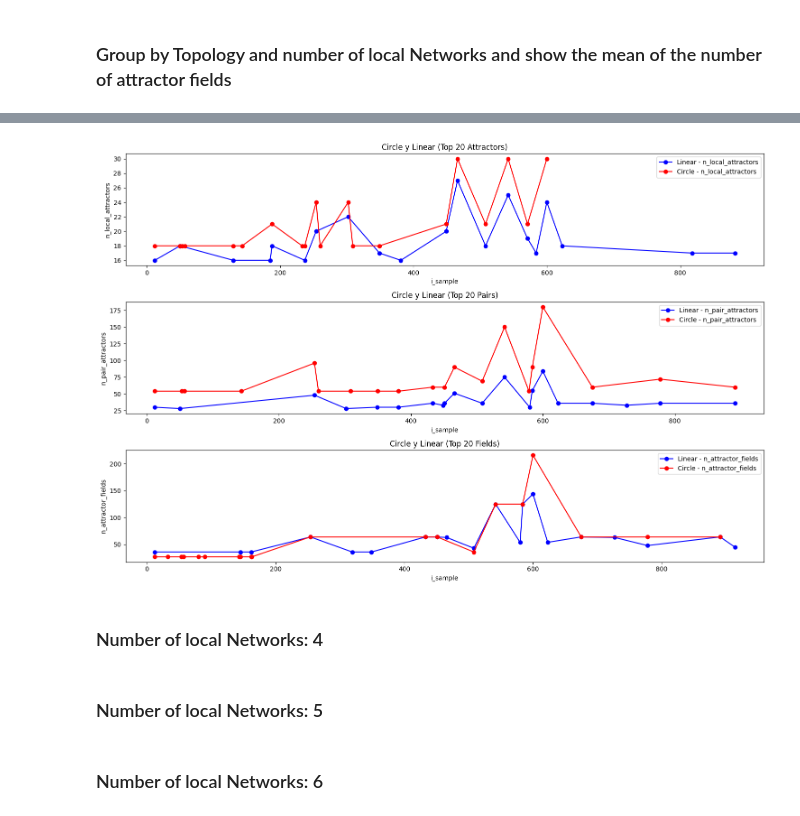
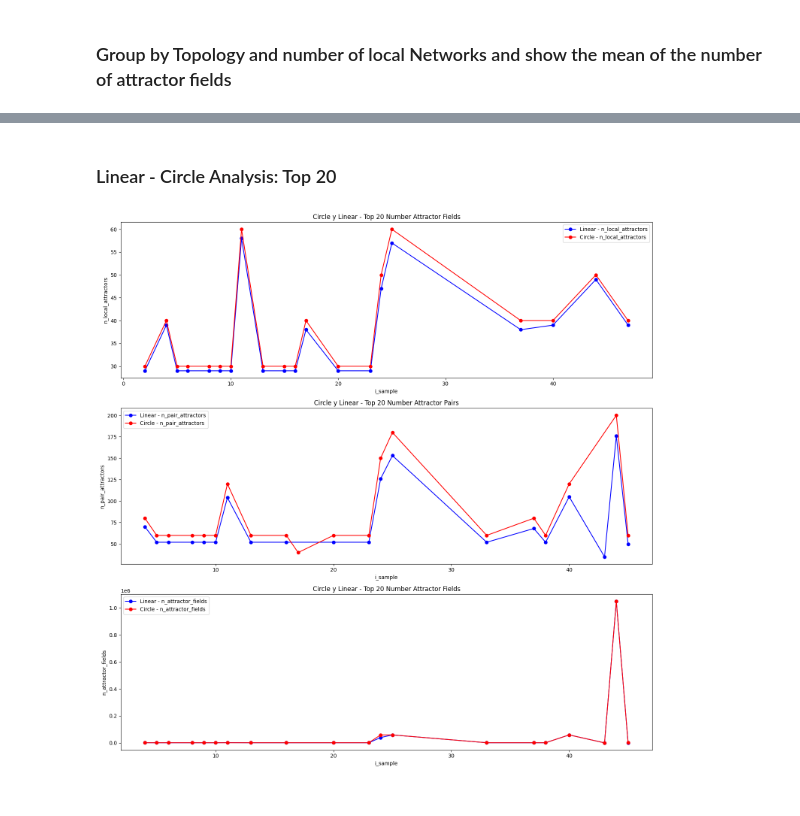
Before and after one commit to crptcusco/cbnetwork, a Jupyter notebook: experiments/structural/3_linear_circle/exp5_aleatory_linear_circle.ipynb, the cells around one changed output, grey strips where cells are left out. Drawn from its saved outputs; the diff is of its cells as text; code cells hidden in the pictures.

```diff
--- a/experiments/structural/3_linear_circle/exp5_aleatory_linear_circle.ipynb
+++ b/experiments/structural/3_linear_circle/exp5_aleatory_linear_circle.ipynb
@@ -10,7 +10,7 @@ import numpy as np
 import pandas as pd
 
 # Read the database
-df = pd.read_csv("exp5_aleatory_linear_circle_3_9_1000.csv")
+df = pd.read_csv("exp5_aleatory_linear_circle_10_12_50.csv")
 df = df.rename(columns={'Unnamed: 0': 'id_register'})
 df['id_register'] = df['id_register'] + 1
 df.keys()
@@ -82,24 +82,24 @@ plt.show()
 # %%
-df_local_networks_3 = df[df['n_local_networks'] == 3]
-# df_local_networks_3[df_local_networks_3['v_topology'] == 4].describe()
-# df_local_networks_3[df_local_networks_3['v_topology'] == 3].describe()
+# Filter the graphs
+df_local_networks_n = df[df['n_local_networks'] == 10]
+# df_local_networks_n = df[df['n_local_networks'] == 4]
+# df_local_networks_n[df_local_networks_n['v_topology'] == 3].describe()
+# df_local_networks_n[df_local_networks_n['v_topology'] == 3].describe()
 
-l_topologies = df_local_networks_3['v_topology'].unique()
+# Violin graphs
+l_topologies = df_local_networks_n['v_topology'].unique()
 labels_topologies = {4: "Linear", 3: "Circle"}
-grouped = df_local_networks_3.groupby("n_local_networks")
+grouped = df_local_networks_n.groupby("n_local_networks")
 
-labels = {key: label for key, label in zip(df_local_networks_3.keys()[-6:-3], [
+labels = {key: label for key, label in zip(df_local_networks_n.keys()[-6:-3], [
     "Number of attractors",
     "Number of pairs attractors",
     "Number of attractor fields"])}
-log_scale = {key: label for key, label in zip(df_local_networks_3.keys()[-6:-3], [
-    False,
-    False,
-    True])}
-grouped = df_local_networks_3.groupby("v_topology")
+log_scale = {key: label for key, label in zip(df_local_networks_n.keys()[-6:-3], [False, False, True])}
+grouped = df_local_networks_n.groupby("v_topology")
 
-for key in df_local_networks_3.keys()[-6:-3]:
-    fig, axs = plt.subplots(1, l_topologies.size, sharey=True)
+for key in df_local_networks_n.keys()[-6:-3]:
+    fig, axs = plt.subplots(1, l_topologies.size, sharey=True, figsize=(5, 5))
     for ax, i_topology in zip(axs, l_topologies):
         group = grouped.get_group(i_topology)
         data = group[key]
@@ -124,7 +124,9 @@ for key in df_local_networks_3.keys()[-6:-3]:
+# %% [markdown]
+### Linear - Circle Analysis: Top 20
 # %%
 # Filtrar por v_topology
-df_v4 = df_local_networks_3[df_local_networks_3['v_topology'] == 4]
-df_v3 = df_local_networks_3[df_local_networks_3['v_topology'] == 3]
+df_v4 = df_local_networks_n[df_local_networks_n['v_topology'] == 4]
+df_v3 = df_local_networks_n[df_local_networks_n['v_topology'] == 3]
 
 # Seleccionar los 20 mejores valores de df_v4 y df_v3 para cada métrica
 top_20_v4_attractors = df_v4.nlargest(20, 'n_local_attractors')
@@ -147,38 +149,36 @@ top_20_v4_fields = top_20_v4_fields.sort_values('i_sample')
 top_20_v3_fields = top_20_v3_fields.sort_values('i_sample')
 
 # Crear gráfico combinado de línea para 'n_local_attractors', 'n_pair_attractors' y 'n_attractor_fields'
-plt.figure(figsize=(15, 10))
+plt.figure(figsize=(15, 15))
 
 # Gráfico para 'n_local_attractors'
 plt.subplot(3, 1, 1)
 plt.plot(top_20_v4_attractors['i_sample'], top_20_v4_attractors['n_local_attractors'], 'o-', color='blue', label='Linear - n_local_attractors')
 plt.plot(top_20_v3_attractors['i_sample'], top_20_v3_attractors['n_local_attractors'], 'o-', color='red', label='Circle - n_local_attractors')
-plt.title('Circle y Linear (Top 20 Attractors)')
+plt.title('Circle y Linear - Top 20 Number Attractor Fields')
 plt.xlabel('i_sample')
 plt.ylabel('n_local_attractors')
 plt.legend()
 
 # Gráfico para 'n_pair_attractors'
 plt.subplot(3, 1, 2)
 plt.plot(top_20_v4_pairs['i_sample'], top_20_v4_pairs['n_pair_attractors'], 'o-', color='blue', label='Linear - n_pair_attractors')
 plt.plot(top_20_v3_pairs['i_sample'], top_20_v3_pairs['n_pair_attractors'], 'o-', color='red', label='Circle - n_pair_attractors')
-plt.title('Circle y Linear (Top 20 Pairs)')
+plt.title('Circle y Linear - Top 20 Number Attractor Pairs')
 plt.xlabel('i_sample')
 plt.ylabel('n_pair_attractors')
 plt.legend()
 
 # Gráfico para 'n_attractor_fields'
 plt.subplot(3, 1, 3)
 plt.plot(top_20_v4_fields['i_sample'], top_20_v4_fields['n_attractor_fields'], 'o-', color='blue', label='Linear - n_attractor_fields')
 plt.plot(top_20_v3_fields['i_sample'], top_20_v3_fields['n_attractor_fields'], 'o-', color='red', label='Circle - n_attractor_fields')
-plt.title('Circle y Linear (Top 20 Fields)')
+plt.title('Circle y Linear - Top 20 Number Attractor Fields')
 plt.xlabel('i_sample')
 plt.ylabel('n_attractor_fields')
 plt.legend()
 
 plt.tight_layout()
 plt.show()
 # %% [output]
-[figure, old version]
+[figure, new version]
-# %% [markdown]
-### Number of local Networks: 4
@@ -222,2 +184,0 @@ for key in df_local_networks_4.keys()[-6:-3]:
-# %% [markdown]
-### Number of local Networks: 5
@@ -261,2 +184,0 @@ for key in df_local_networks_5.keys()[-6:-3]:
-# %% [markdown]
-### Number of local Networks: 6
```
Also changed, not shown: parts of 37 cells of this notebook, 1 other file.
